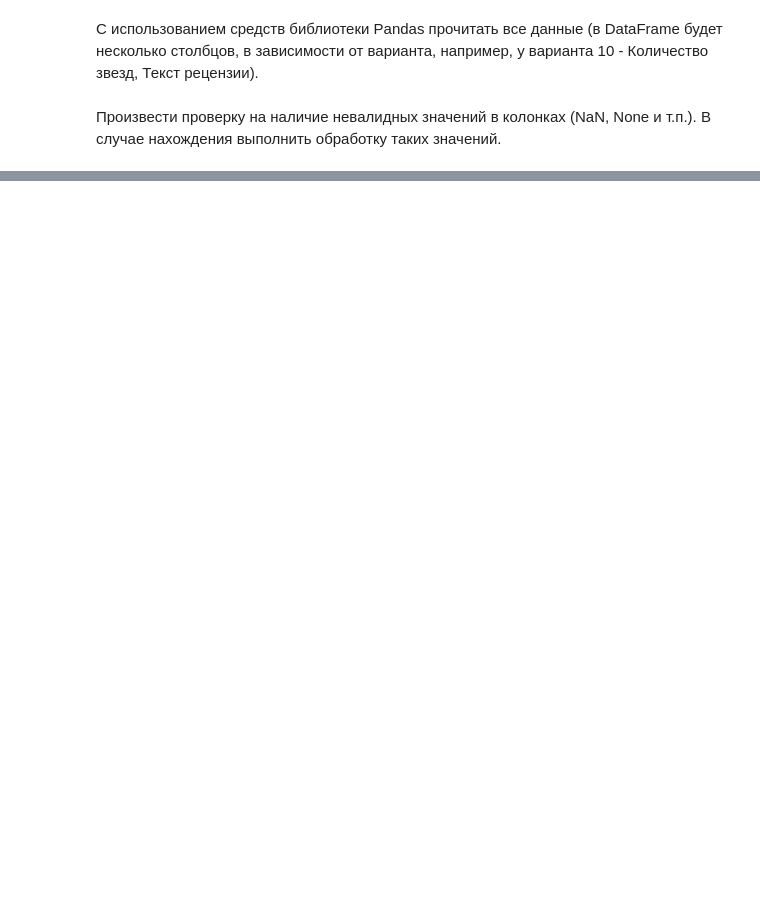
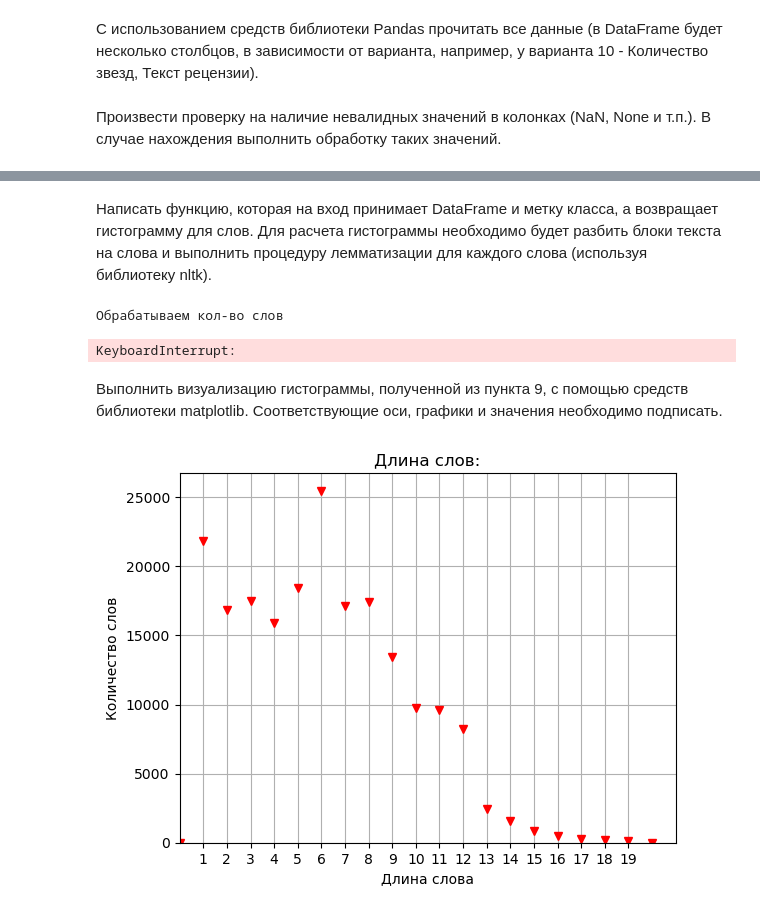
Before and after one commit to kingtuler1454/Pandas_library, a Jupyter notebook: test.ipynb, the cells around one changed output, grey strips where cells are left out. Saved outputs shown, nothing was run; the diff lists cells and outputs as text; code cells hidden in the pictures; blank space fills up the shorter version.

```diff
--- a/test.ipynb
+++ b/test.ipynb
@@ -49,0 +175,41 @@ check_table(df)
+# %% [markdown]
+Написать функцию, которая на вход принимает DataFrame и метку класса, а возвращает гистограмму для слов. Для расчета гистограммы необходимо будет разбить блоки текста на слова и выполнить процедуру лемматизации для каждого слова (используя библиотеку nltk).
+# %%
+def create_hist(df : pd.DataFrame)-> list:
+    """Lemitization and counter words"""
+    #df=df[df['star']==number_star]
+    words = []
+    morph = pymorphy2.MorphAnalyzer()
+    print("Обрабатываем кол-во слов")
+    for i in trange(len(df['text'])):
+        words = df.text[i].split() # разбиваем текст на слова
+        for word in words:
+            p = morph.parse(word)[0]
+            words.append(p.normal_form)
+    lonely_words=list(set(words))
+    print(lonely_words)
+    #return words
+
+create_hist(df)
+# %% [output]
+Обрабатываем кол-во слов
+KeyboardInterrupt:
+# %% [markdown]
+Выполнить визуализацию гистограммы, полученной из пункта 9, с помощью средств библиотеки matplotlib. Соответствующие оси, графики и значения необходимо подписать.
+# %%
+def print_histogram(len_words: list)->None:
+    """print histogram on based list"""
+    len_words.insert(0,0)
+    plt.plot(range(21),len_words,'vr')
+    plt.ylabel('Количество слов')
+    plt.xlabel('Длина слова')
+    plt.title('Длина слов:')
+    plt.grid(True)
+    plt.xticks(range(1,20))
+    plt.xlim(0)
+    plt.ylim(0)
+    plt.show()
+
+print_histogram(len_words)
+# %% [output]
+[figure, added]
```
Also changed, not shown: parts of 12 cells of this notebook.
